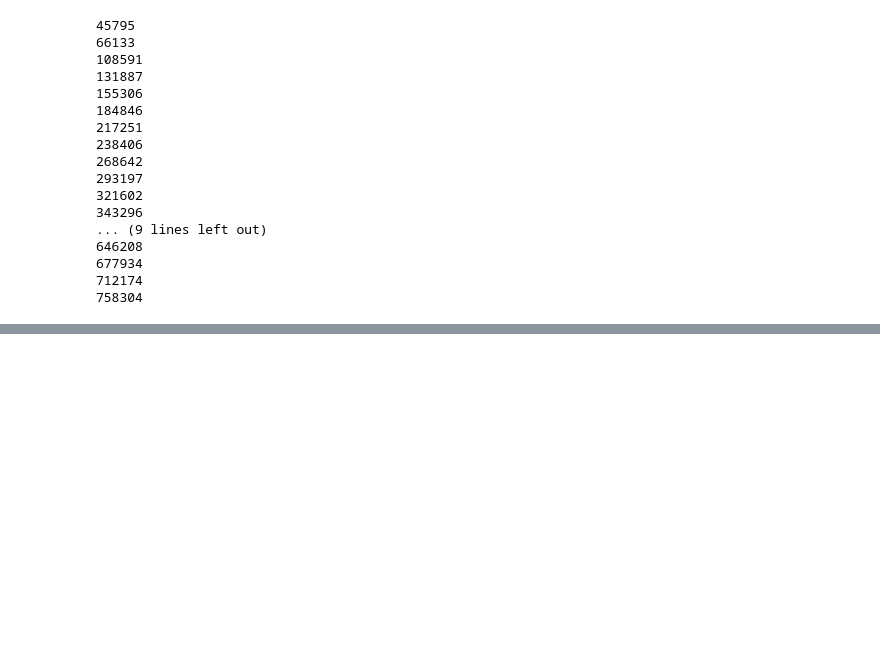
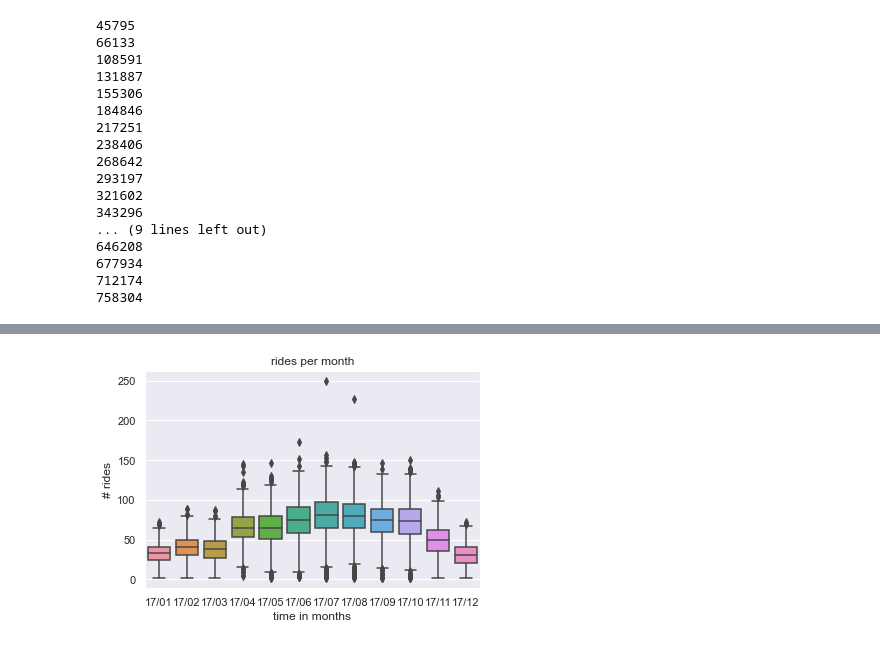
Before and after one commit to GoebelM94/dsml2021, a Jupyter notebook: notebooks/Bike_User.ipynb, the cells around one changed output, grey strips where cells are left out. Saved outputs shown, nothing was run; the diff lists cells and outputs as text; code cells hidden in the pictures; blank space fills up the shorter version.

Commit message:
Visualisierung (hour for reference only)

```diff
--- a/notebooks/Bike_User.ipynb
+++ b/notebooks/Bike_User.ipynb
@@ -149,0 +147,10 @@ sns.boxplot(x="end_time_rounded", y="usage", data=df_bikes_usage)
+# %%
+sns.set_theme(style="darkgrid")
+bike_boxplot = sns.boxplot(x="end_time_rounded", y="usage", data=df_bikes_usage)
+bike_boxplot.set_xlabel('time in months')
+bike_boxplot.set_ylabel('# rides')
+bike_boxplot.set_title("rides per month")
+plt.savefig('vis_bike_user.pdf')
+plt.show()
+# %% [output]
+[figure, added]
```
Also changed, not shown: parts of 3 cells of this notebook, 11 other files.
